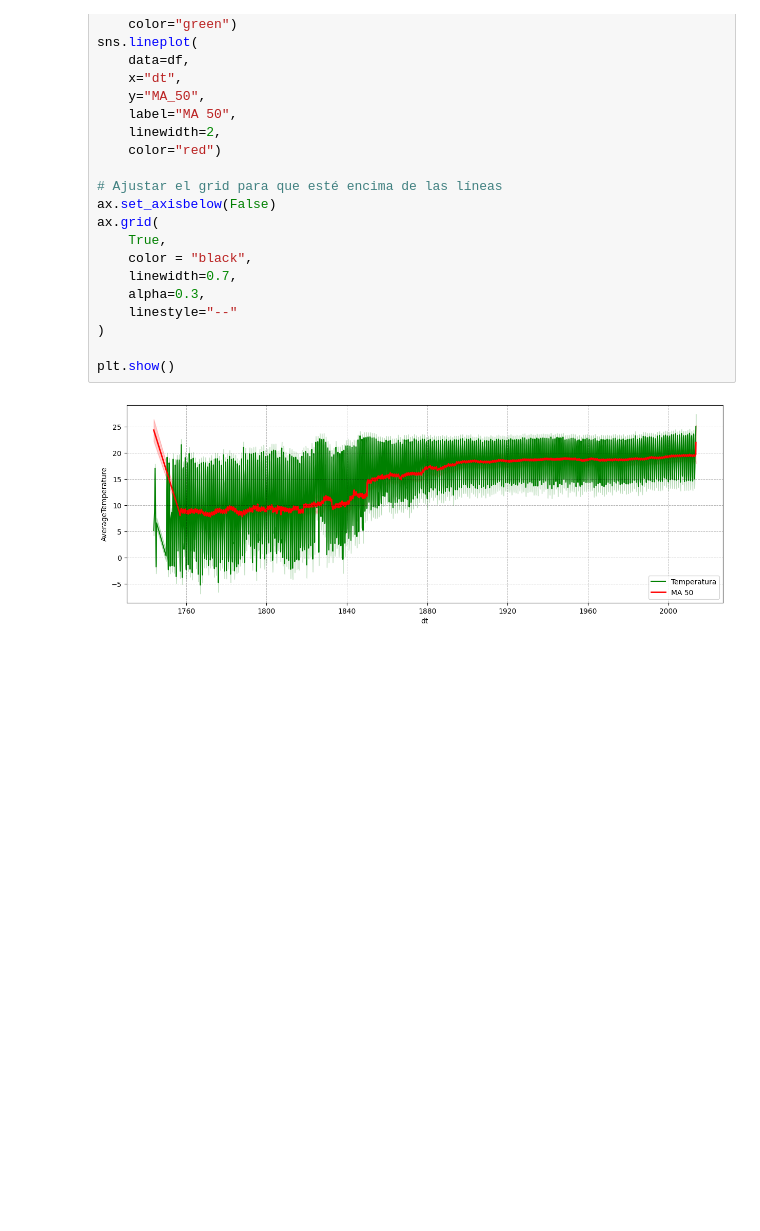
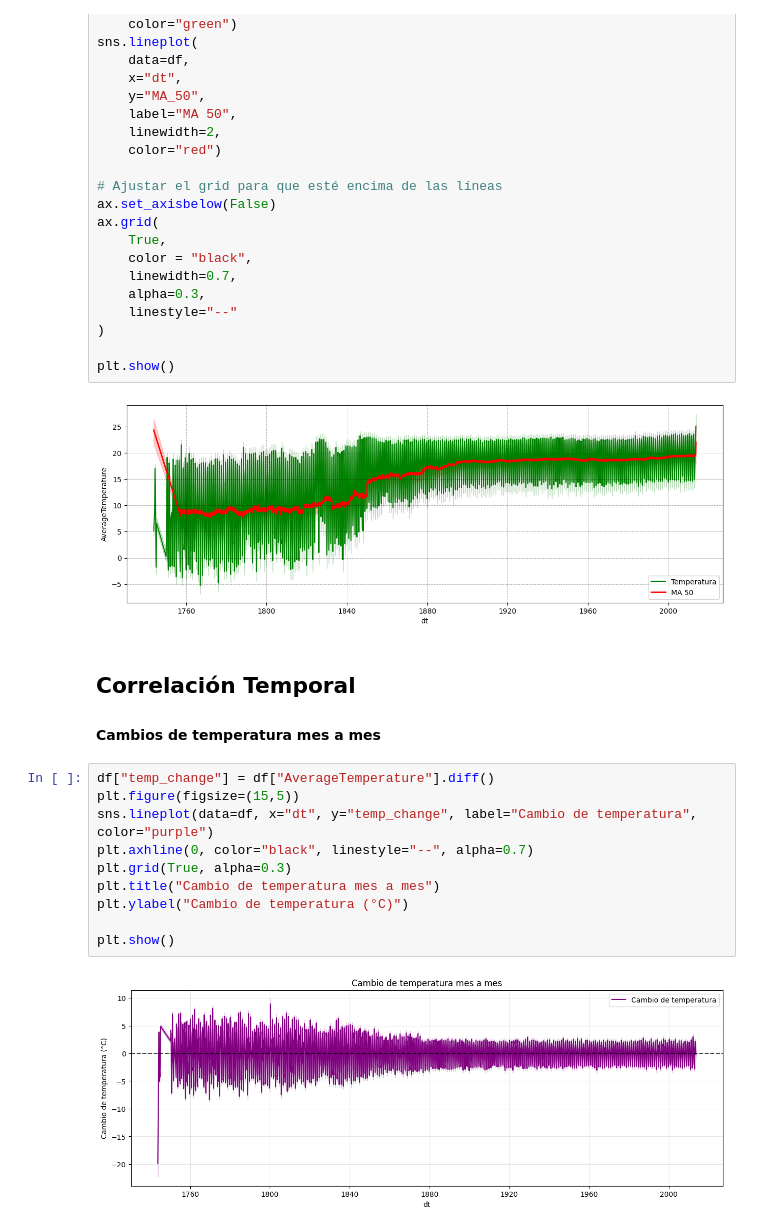
Before and after one commit to didimape/global_temperature_analysis, a Jupyter notebook: temperaturaGlobal.ipynb, the cells around one changed output. Saved outputs shown, nothing was run; the diff lists cells and outputs as text; blank space fills up the shorter version.

```diff
--- a/temperaturaGlobal.ipynb
+++ b/temperaturaGlobal.ipynb
@@ -174,3 +205,18 @@ ax.grid(
 plt.show()
 # %% [output]
 [figure]
+# %% [markdown]
+## Correlación Temporal
+#### Cambios de temperatura mes a mes
+# %%
+df["temp_change"] = df["AverageTemperature"].diff()
+plt.figure(figsize=(15,5))
+sns.lineplot(data=df, x="dt", y="temp_change", label="Cambio de temperatura", color="purple")
+plt.axhline(0, color="black", linestyle="--", alpha=0.7)
+plt.grid(True, alpha=0.3)
+plt.title("Cambio de temperatura mes a mes")
+plt.ylabel("Cambio de temperatura (°C)")
+
+plt.show()
+# %% [output]
+[figure, added]
```
Also changed, not shown: parts of 19 cells of this notebook, 1 other file.
